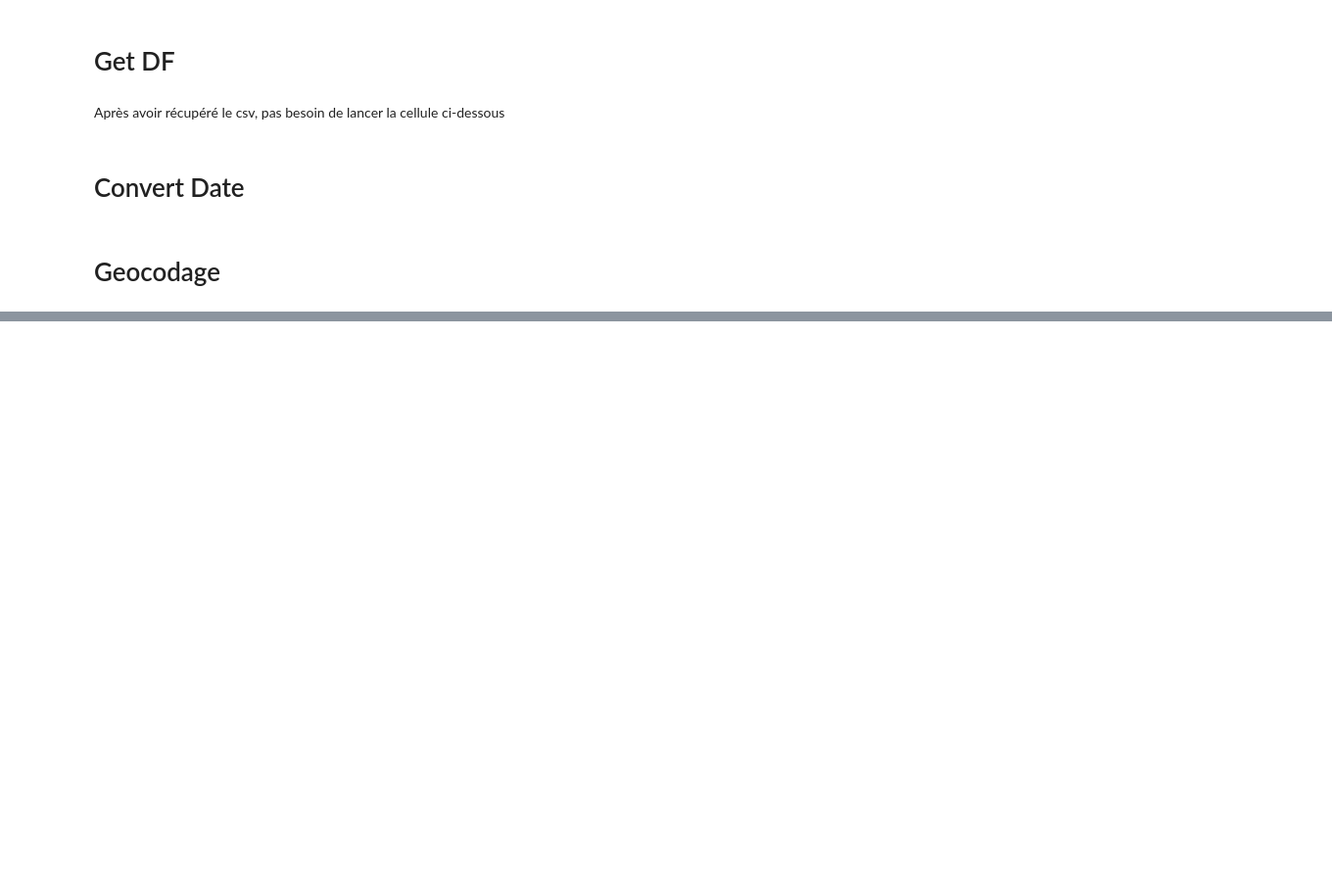
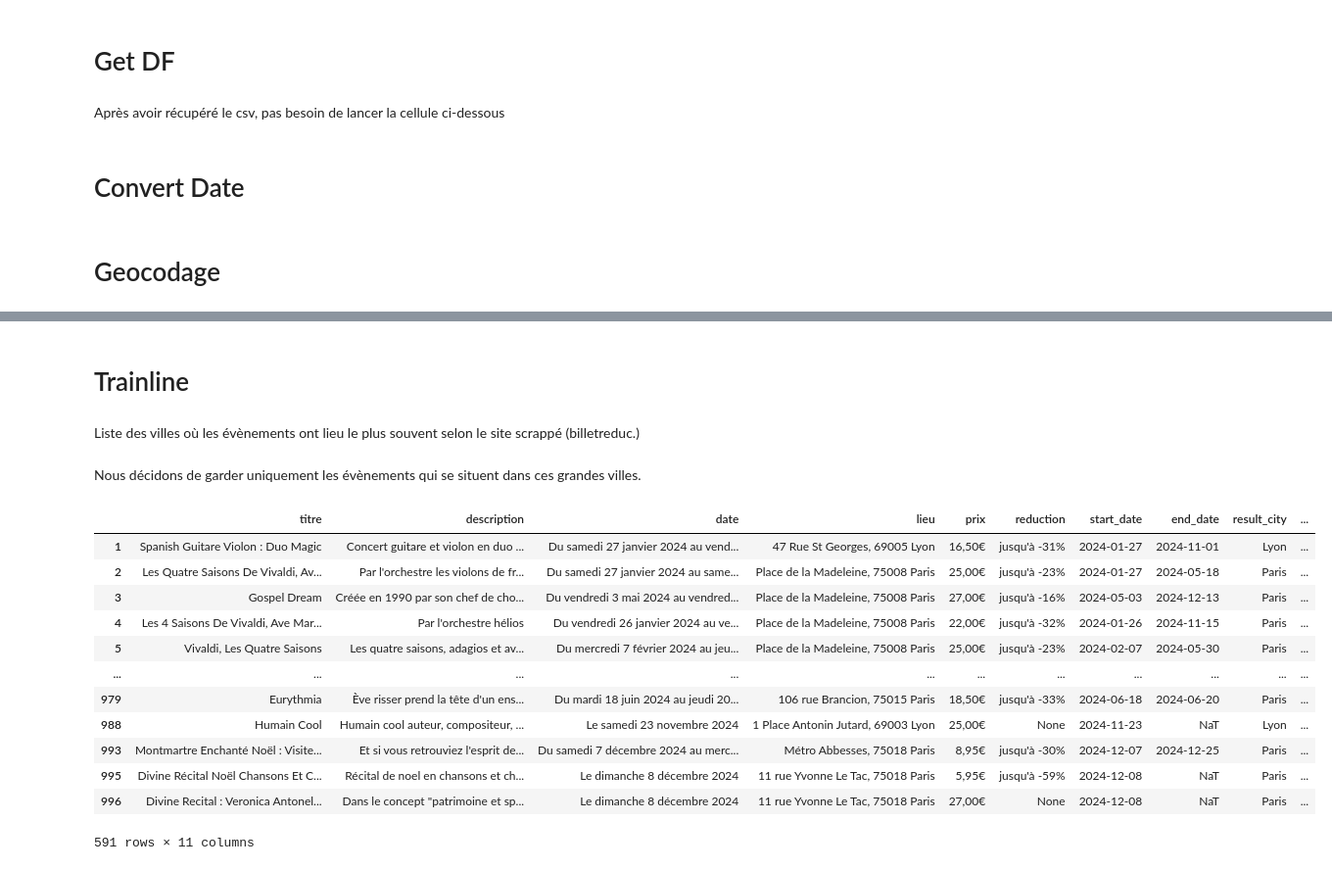
Before and after one commit to minji-km/Cultural-event-and-train-planner-in-France-, a Jupyter notebook: scrapping_cultural_events.ipynb, the cells around one changed output, grey strips where cells are left out. Shown at 98% size. Drawn from its saved outputs; the diff is of its cells as text; code cells hidden in the pictures; blank space fills up the shorter version.

```diff
--- a/scrapping_cultural_events.ipynb
+++ b/scrapping_cultural_events.ipynb
@@ -137,7 +141,7 @@ df["end_date"] = df["end_date"].apply(lambda x: datetime.strptime(x, "%A %d %B %
 # Geocodage
 # %%
 dflieu = pd.read_csv("lieu_concert.geocoded.csv")
-dflieu = dflieu[['lieu', 'latitude', 'longitude']]
+dflieu = dflieu[['lieu', 'result_city', 'latitude', 'longitude']]
 dflieu = dflieu.drop_duplicates(subset=['lieu'])
 # %%
 df = pd.merge(df, dflieu, on='lieu', how='inner')
@@ -156,3 +160,28 @@ for idx, row in df.iterrows():
 carte
 # %% [output]
 [interactive output not drawn]
+# %% [markdown]
+# Trainline
+# %% [markdown]
+Liste des villes où les évènements ont lieu le plus souvent selon le site scrappé (billetreduc.)
+# %%
+grd_villes = ['Paris', 'Avignon', 'Bordeaux', 'Lille', 'Lyon', 'Marseille',
+              'Montpellier', 'Nantes', 'Nice', 'Toulouse']
+# %% [markdown]
+Nous décidons de garder uniquement les évènements qui se situent dans ces grandes villes.
+# %%
+df = df[df['result_city'].isin(grd_villes)]
+# %% [output]
+|  | titre | description | date | lieu | prix | reduction | start_date | end_date | result_city | ... |
+| 1 | Spanish Guitare Violon : Duo Magic | Concert guitare et violon en duo ... | Du samedi 27 janvier 2024 au vend... | 47 Rue St Georges, 69005 Lyon | 16,50€ | jusqu'à -31% | 2024-01-27 | 2024-11-01 | Lyon | ... |
+| 2 | Les Quatre Saisons De Vivaldi, Av... | Par l'orchestre les violons de fr... | Du samedi 27 janvier 2024 au same... | Place de la Madeleine, 75008 Paris | 25,00€ | jusqu'à -23% | 2024-01-27 | 2024-05-18 | Paris | ... |
+| 3 | Gospel Dream | Créée en 1990 par son chef de cho... | Du vendredi 3 mai 2024 au vendred... | Place de la Madeleine, 75008 Paris | 27,00€ | jusqu'à -16% | 2024-05-03 | 2024-12-13 | Paris | ... |
+| 4 | Les 4 Saisons De Vivaldi, Ave Mar... | Par l'orchestre hélios | Du vendredi 26 janvier 2024 au ve... | Place de la Madeleine, 75008 Paris | 22,00€ | jusqu'à -32% | 2024-01-26 | 2024-11-15 | Paris | ... |
+| 5 | Vivaldi, Les Quatre Saisons | Les quatre saisons, adagios et av... | Du mercredi 7 février 2024 au jeu... | Place de la Madeleine, 75008 Paris | 25,00€ | jusqu'à -23% | 2024-02-07 | 2024-05-30 | Paris | ... |
+| ... | ... | ... | ... | ... | ... | ... | ... | ... | ... | ... |
+| 979 | Eurythmia | Ève risser prend la tête d'un ens... | Du mardi 18 juin 2024 au jeudi 20... | 106 rue Brancion, 75015 Paris | 18,50€ | jusqu'à -33% | 2024-06-18 | 2024-06-20 | Paris | ... |
+| 988 | Humain Cool | Humain cool auteur, compositeur, ... | Le samedi 23 novembre 2024 | 1 Place Antonin Jutard, 69003 Lyon | 25,00€ | None | 2024-11-23 | NaT | Lyon | ... |
+| 993 | Montmartre Enchanté Noël : Visite... | Et si vous retrouviez l'esprit de... | Du samedi 7 décembre 2024 au merc... | Métro Abbesses, 75018 Paris | 8,95€ | jusqu'à -30% | 2024-12-07 | 2024-12-25 | Paris | ... |
+| 995 | Divine Récital Noël Chansons Et C... | Récital de noel en chansons et ch... | Le dimanche 8 décembre 2024 | 11 rue Yvonne Le Tac, 75018 Paris | 5,95€ | jusqu'à -59% | 2024-12-08 | NaT | Paris | ... |
+| 996 | Divine Recital : Veronica Antonel... | Dans le concept "patrimoine et sp... | Le dimanche 8 décembre 2024 | 11 rue Yvonne Le Tac, 75018 Paris | 27,00€ | None | 2024-12-08 | NaT | Paris | ... |
+591 rows × 11 columns
```
Also changed, not shown: parts of 7 cells of this notebook.
